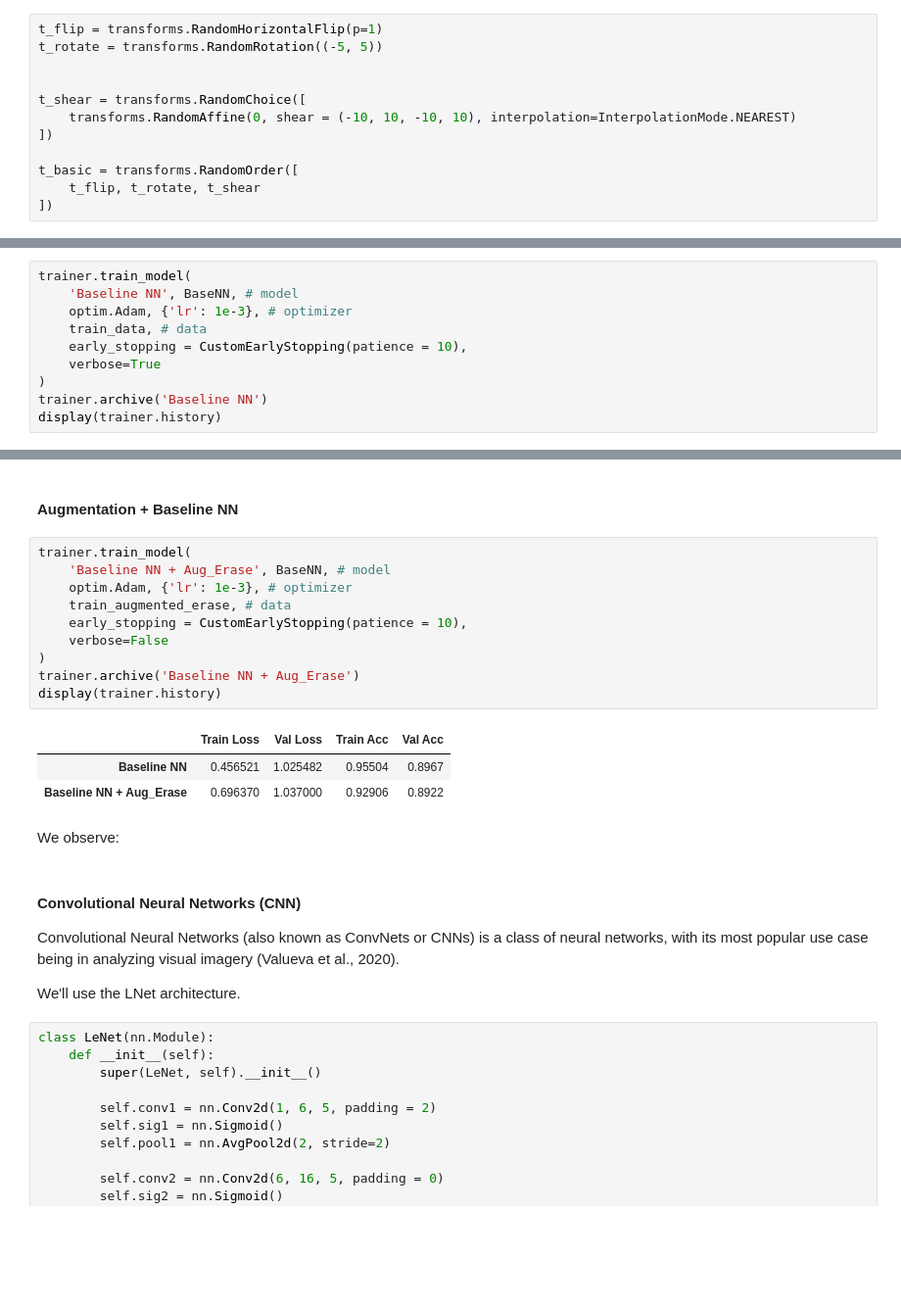
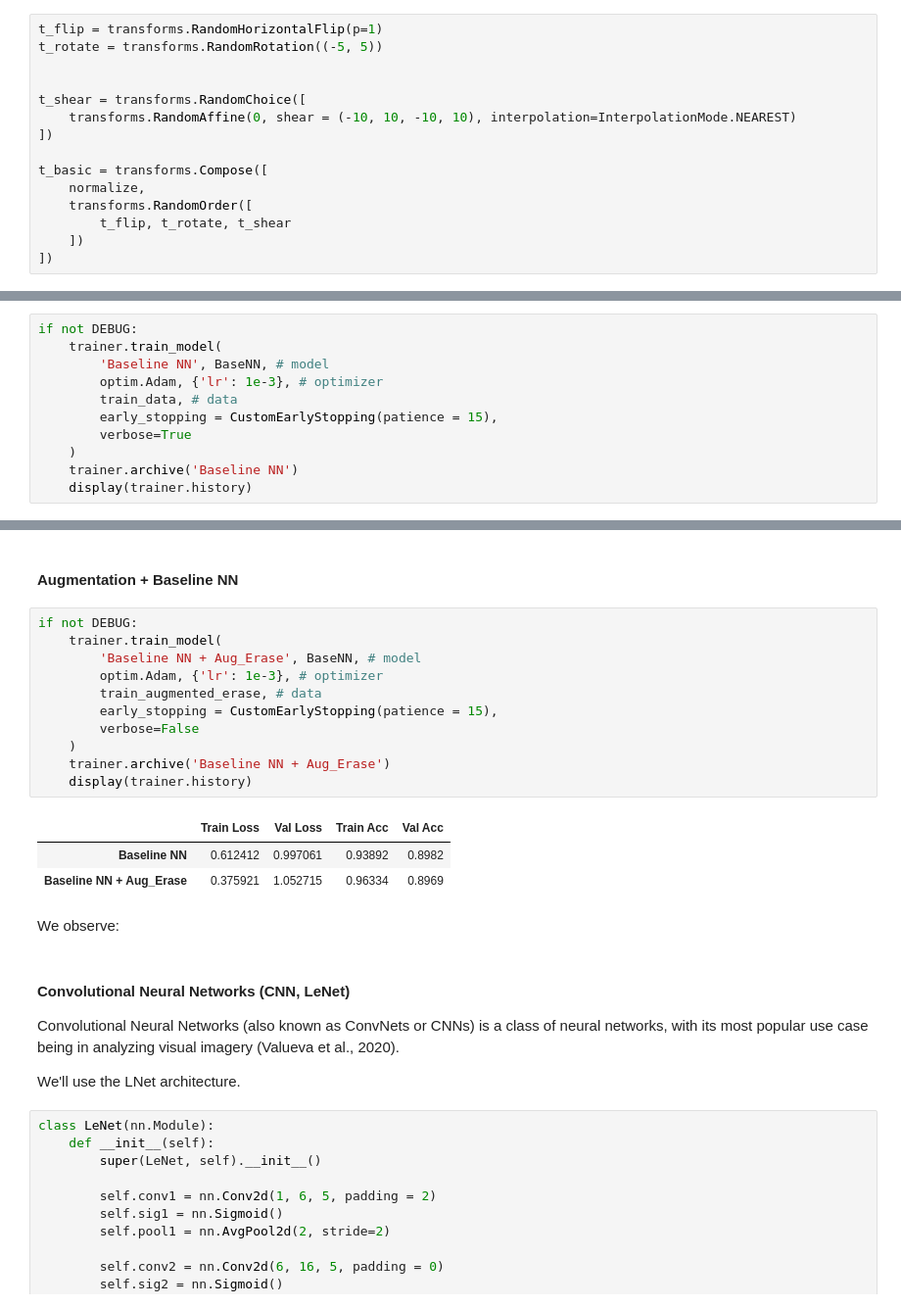
Before and after one commit to kenJPG/Fashion-MNIST, a Jupyter notebook: fashion_mnist.ipynb, the cells around one changed output, grey strips where cells are left out. Shown at 98% size. Saved outputs shown, nothing was run; the diff lists cells and outputs as text; blank space fills up the shorter version.

```diff
--- a/fashion_mnist.ipynb
+++ b/fashion_mnist.ipynb
@@ -671,8 +673,11 @@ t_shear = transforms.RandomChoice([
 	transforms.RandomAffine(0, shear = (-10, 10, -10, 10), interpolation=InterpolationMode.NEAREST)
 ])
 
-t_basic = transforms.RandomOrder([
-	t_flip, t_rotate, t_shear
+t_basic = transforms.Compose([
+	normalize,
+	transforms.RandomOrder([
+		t_flip, t_rotate, t_shear
+	])
 ])
 # %% [markdown]
 Below we see how each transformation contributes to the final image.
@@ -991,13 +996,14 @@ class BaseNN(nn.Module):
         logits = self.get_logits(x)
         return nn.functional.softmax(logits, dim=1)
 # %%
-trainer.train_model(
-	'Baseline NN', BaseNN, # model
-	optim.Adam, {'lr': 1e-3}, # optimizer
-	train_data, # data
-	early_stopping = CustomEarlyStopping(patience = 10),
-	verbose=True
-)
-trainer.archive('Baseline NN')
-display(trainer.history)
+if not DEBUG:
+	trainer.train_model(
+		'Baseline NN', BaseNN, # model
+		optim.Adam, {'lr': 1e-3}, # optimizer
+		train_data, # data
+		early_stopping = CustomEarlyStopping(patience = 15),
+		verbose=True
+	)
+	trainer.archive('Baseline NN')
+	display(trainer.history)
 # %% [output]
@@ -1034,23 +1025,24 @@ We observe:
 # %% [markdown]
 #### Augmentation + Baseline NN
 # %%
-trainer.train_model(
-	'Baseline NN + Aug_Erase', BaseNN, # model
-	optim.Adam, {'lr': 1e-3}, # optimizer
-	train_augmented_erase, # data
-	early_stopping = CustomEarlyStopping(patience = 10),
-	verbose=False
-)
-trainer.archive('Baseline NN + Aug_Erase')
-display(trainer.history)
+if not DEBUG:
+	trainer.train_model(
+		'Baseline NN + Aug_Erase', BaseNN, # model
+		optim.Adam, {'lr': 1e-3}, # optimizer
+		train_augmented_erase, # data
+		early_stopping = CustomEarlyStopping(patience = 15),
+		verbose=False
+	)
+	trainer.archive('Baseline NN + Aug_Erase')
+	display(trainer.history)
 # %% [output]
 |  | Train Loss | Val Loss | Train Acc | Val Acc |
-| Baseline NN | 0.456521 | 1.025482 | 0.95504 | 0.8967 |
-| Baseline NN + Aug_Erase | 0.696370 | 1.037000 | 0.92906 | 0.8922 |
+| Baseline NN | 0.612412 | 0.997061 | 0.93892 | 0.8982 |
+| Baseline NN + Aug_Erase | 0.375921 | 1.052715 | 0.96334 | 0.8969 |
 # %% [markdown]
 We observe:
 # %% [markdown]
-#### Convolutional Neural Networks (CNN)
+#### Convolutional Neural Networks (CNN, LeNet)
 
 Convolutional Neural Networks (also known as ConvNets or CNNs) is a class of neural networks, with its most popular use case being in analyzing visual imagery (Valueva et al., 2020).
 
```
Also changed, not shown: parts of 21 cells of this notebook, 6 other files.
